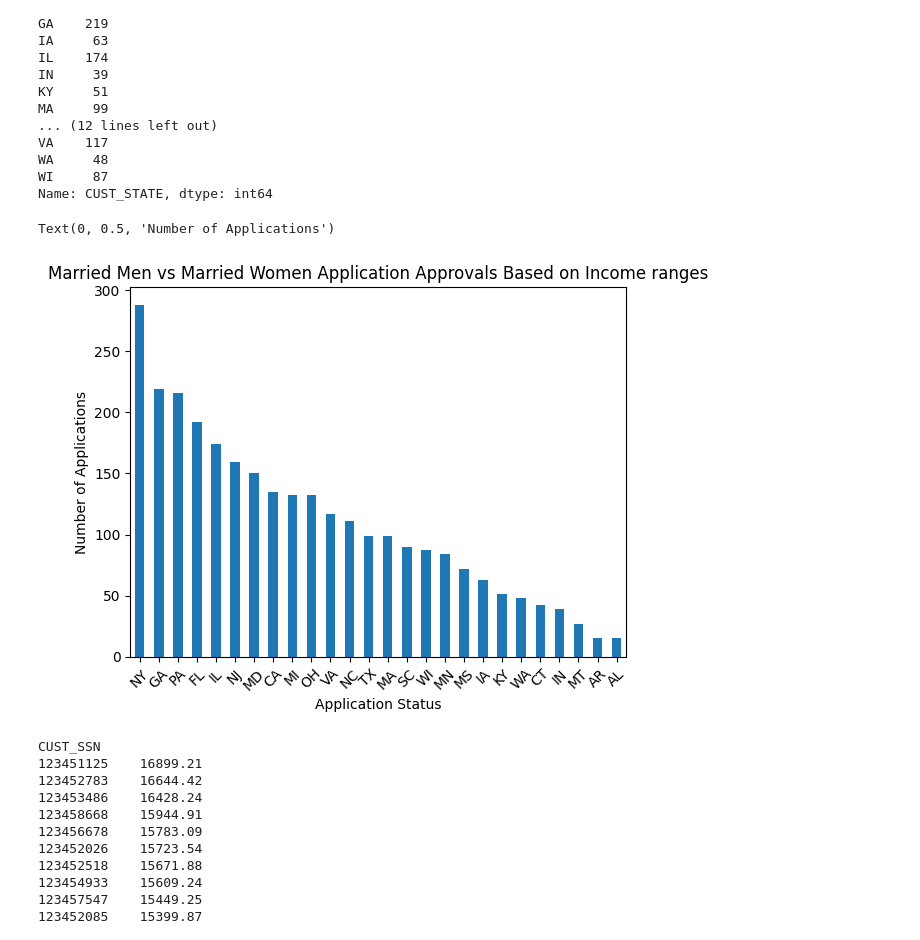
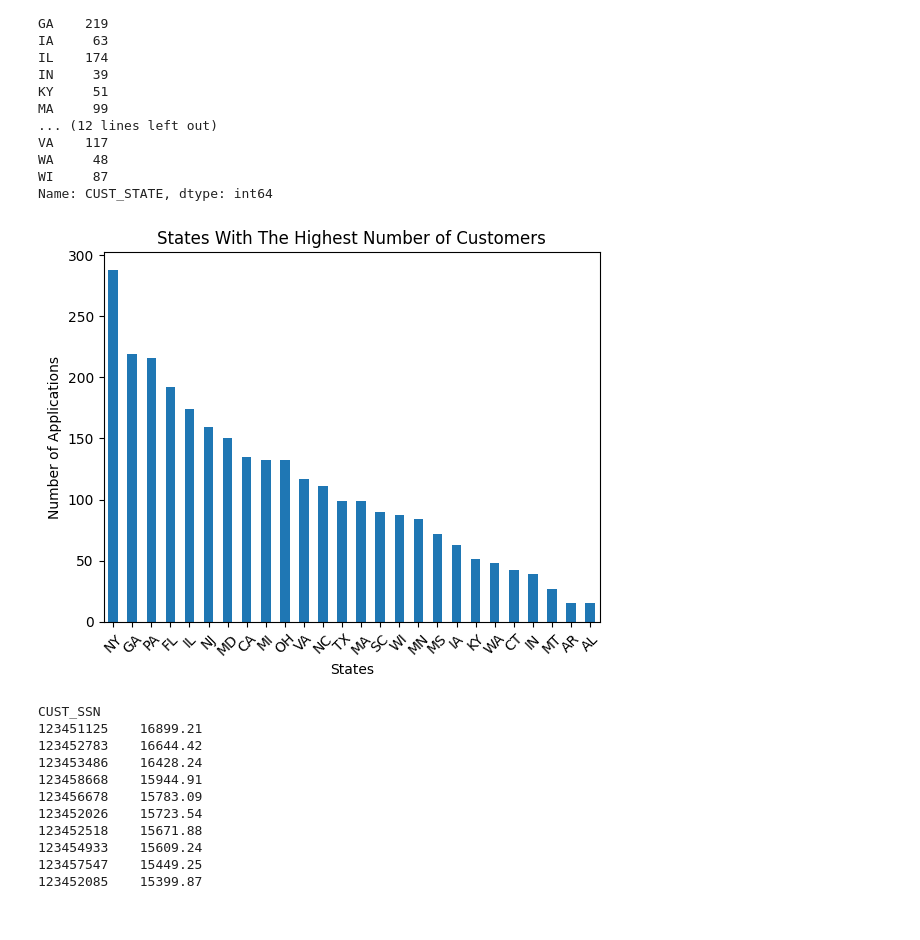
Before and after one commit to JABDI180/Capstone, a Jupyter notebook: PartThree.ipynb, the cells around one changed output. Drawn from its saved outputs; the diff is of its cells as text; code cells hidden in the pictures.

```diff
--- a/PartThree.ipynb
+++ b/PartThree.ipynb
@@ -109,14 +104,13 @@ Name: CUST_STATE, dtype: int64
 # %%
 ax = state.sort_values(ascending=False).plot.bar(rot=45)
 
-ax.set_title(
-    'Married Men vs Married Women Application Approvals Based on Income ranges')
-ax.set_xlabel('Application Status')
+ax.set_title('States With The Highest Number of Customers')
+ax.set_xlabel('States')
 ax.set_ylabel('Number of Applications')
-# ax.bar_label(ax.containers[0])
+
+plt.savefig('Part3-2.png')
 # %% [output]
-Text(0, 0.5, 'Number of Applications')
-[figure, old version]
+[figure, new version]
 # %%
 spenders = crdt_df.groupby('CUST_SSN')['TRANSACTION_VALUE'].sum()
 # %%
```
Also changed, not shown: parts of 6 cells of this notebook, 8 other files.
